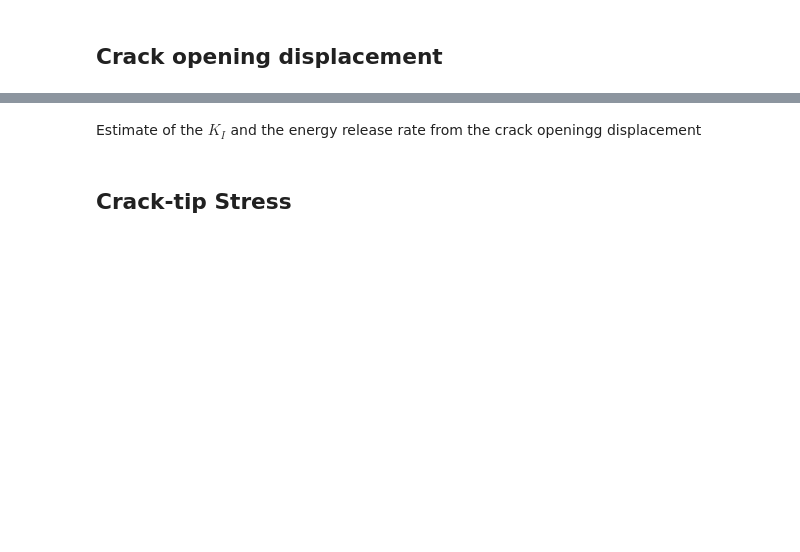
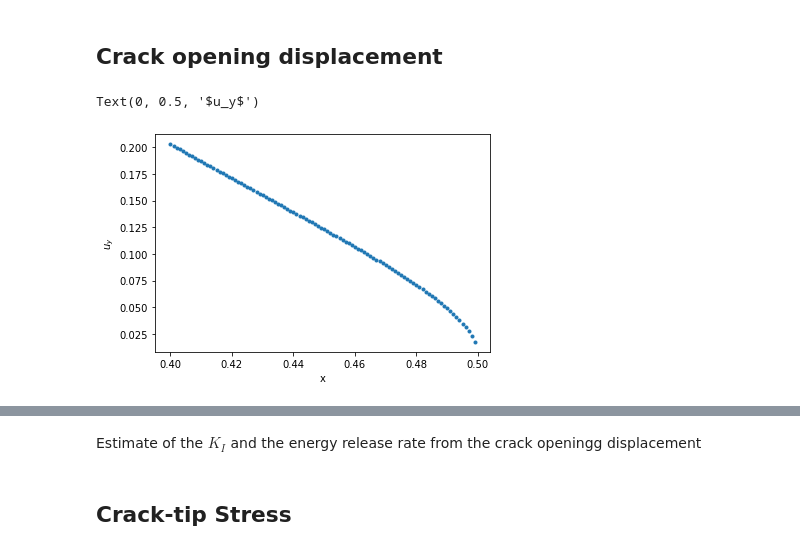
Before and after one commit to msolides-2022/fracture, a Jupyter notebook: 01-DCB/Crack.ipynb, the cells around one changed output, grey strips where cells are left out. Saved outputs shown, nothing was run; the diff lists cells and outputs as text; code cells hidden in the pictures; blank space fills up the shorter version.

```diff
--- a/01-DCB/Crack.ipynb
+++ b/01-DCB/Crack.ipynb
@@ -131,2 +131,12 @@ The elastic energy is 0.21366174647679978
 # %% [markdown]
 ## Crack opening displacement
+# %%
+r = np.linspace(0.001,.1,100)
+xs = Lc - r
+us = np.array([usol(x_,0)[1] for x_ in xs])
+plt.plot(xs,us,'.')
+plt.xlabel("x")
+plt.ylabel(r"$u_y$")
+# %% [output]
+Text(0, 0.5, '$u_y$')
+[figure, added]
```
Also changed, not shown: parts of 10 cells of this notebook.
